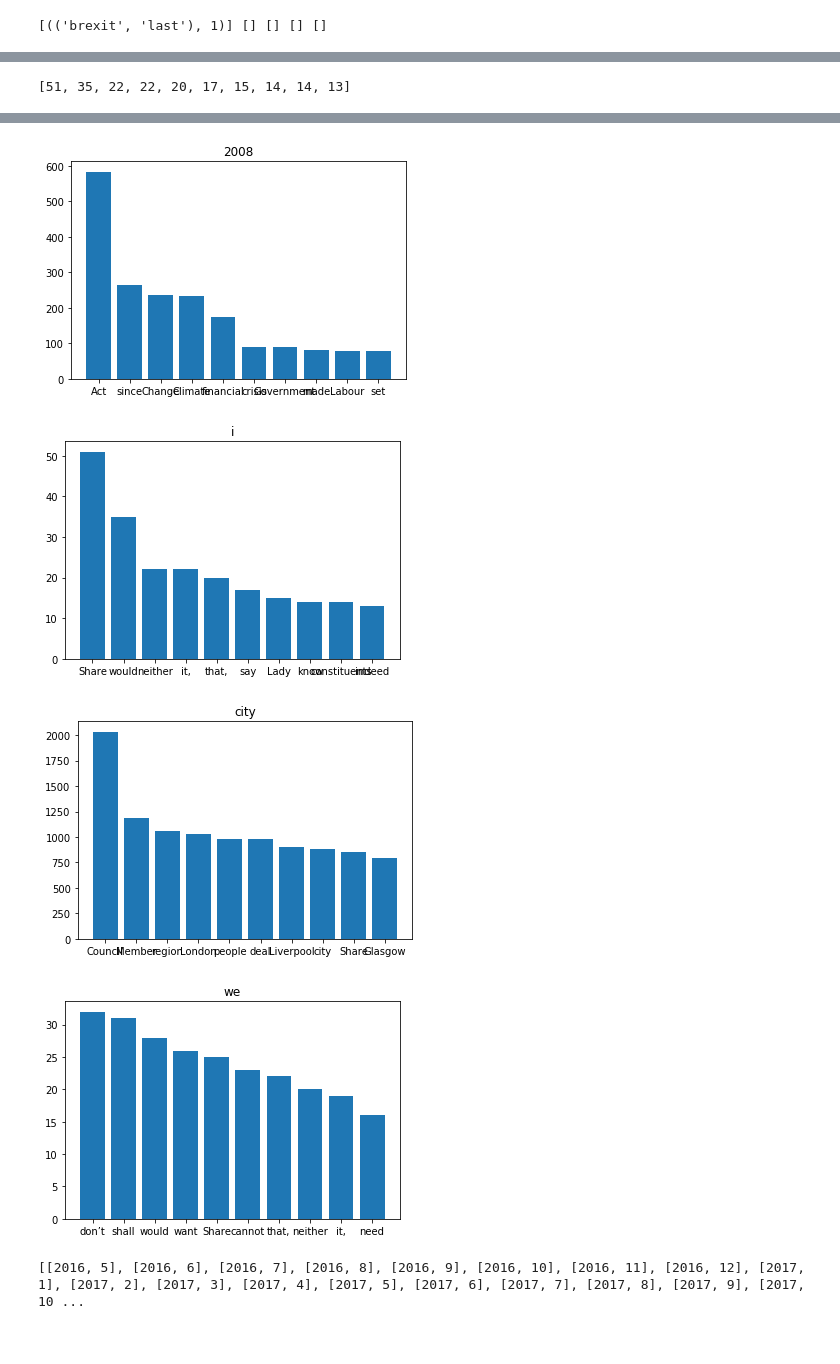
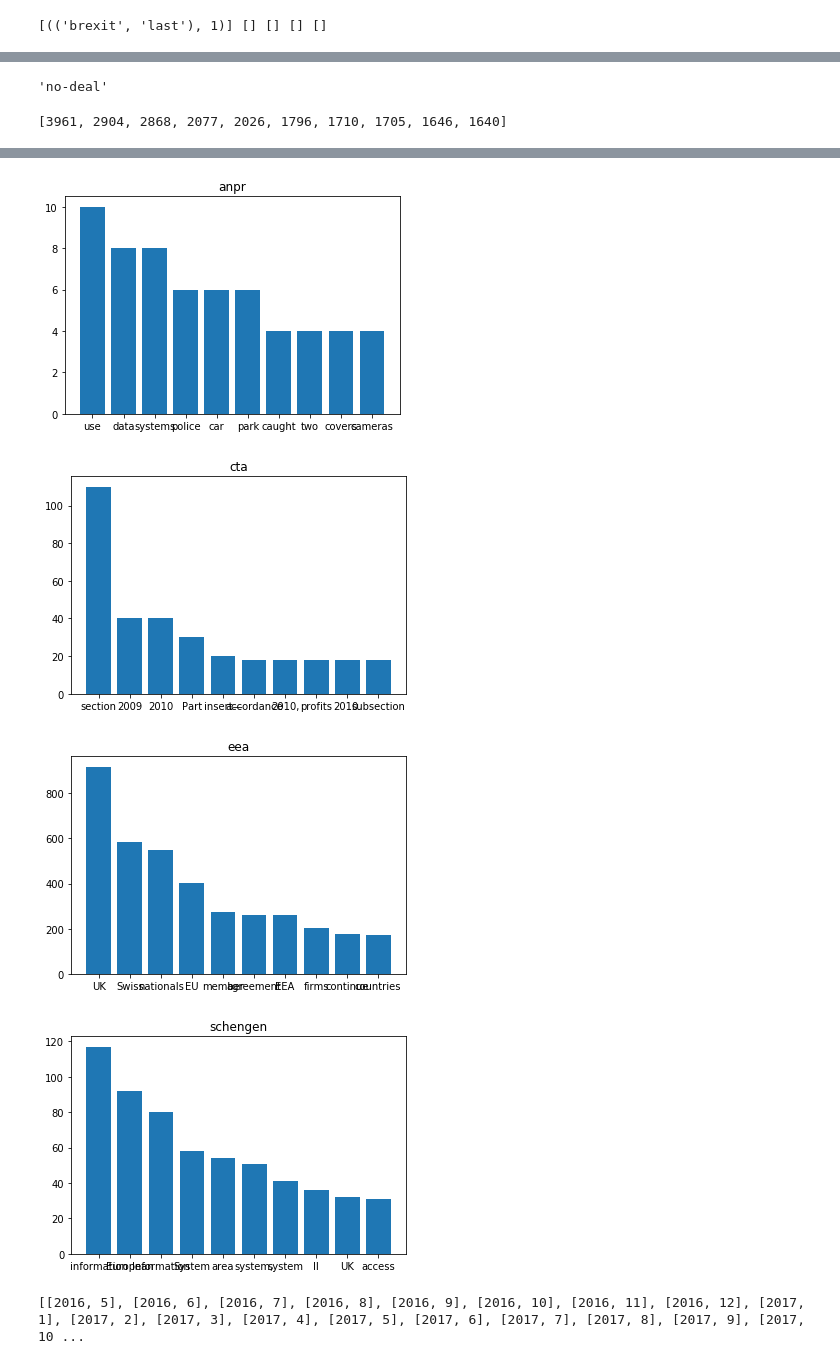
Before and after one commit to TjalieWS/TMCI-Project-Nov-2019, a Jupyter notebook: Context Brexit-related words .ipynb, the cells around one changed output, grey strips where cells are left out. Cells and saved outputs as stored; diff of their text form; code cells hidden in the pictures.

```diff
--- a/Context Brexit-related words .ipynb
+++ b/Context Brexit-related words .ipynb
@@ -86,7 +78,7 @@ sentences[:10]
 # %% [markdown]
 This counts all cooccurances of our top 5 brexit words per file
 # %%
-words = ["brexit", "2008", "i", "city", "we"]
+words = ["brexit", "anpr", "cta", "eea", "schengen"]
 spansize = 5
 cooccsw1 = Counter()
 cooccsw2 = Counter()
@@ -143,9 +168,9 @@ for date in dates:
 # %%
 #puts the top 5 cooccuring words as values to the centre words
-dict={}
+d={}
 
-dict[words[0]]=[x[0][1] for x in cooccsw1.most_common(10)]
-dict[words[1]]=[x[0][1] for x in cooccsw2.most_common(10)]
-dict[words[2]]=[x[0][1] for x in cooccsw3.most_common(10)]
-dict[words[3]]=[x[0][1] for x in cooccsw4.most_common(10)]
-dict[words[4]]=[x[0][1] for x in cooccsw5.most_common(10)]
+d[words[0]]=[x[0][1] for x in cooccsw1.most_common(10)]
+d[words[1]]=[x[0][1] for x in cooccsw2.most_common(10)]
+d[words[2]]=[x[0][1] for x in cooccsw3.most_common(10)]
+d[words[3]]=[x[0][1] for x in cooccsw4.most_common(10)]
+d[words[4]]=[x[0][1] for x in cooccsw5.most_common(10)]
@@ -165,30 +177,34 @@ dict["brexit"]
+# %%
+d["brexit"][0]
+# %% [output]
+'no-deal'
 # %%
-lstw1=[cooccsw1[(words[0], x)] for x in dict[words[0]]]
-lstw2=[cooccsw2[(words[1], x)] for x in dict[words[1]]]
-lstw3=[cooccsw3[(words[2], x)] for x in dict[words[2]]]
-lstw4=[cooccsw4[(words[3], x)] for x in dict[words[3]]]
-lstw5=[cooccsw5[(words[4], x)] for x in dict[words[4]]]
+lstw1=[cooccsw1[(words[0], x)] for x in d[words[0]]]
+lstw2=[cooccsw2[(words[1], x)] for x in d[words[1]]]
+lstw3=[cooccsw3[(words[2], x)] for x in d[words[2]]]
+lstw4=[cooccsw4[(words[3], x)] for x in d[words[3]]]
+lstw5=[cooccsw5[(words[4], x)] for x in d[words[4]]]
 # %%
-print(lstw3)
+print(lstw1)
 # %% [output]
-[51, 35, 22, 22, 20, 17, 15, 14, 14, 13]
+[3961, 2904, 2868, 2077, 2026, 1796, 1710, 1705, 1646, 1640]
 # %%
 import matplotlib.pyplot as plt
 
 v1 = lstw1#list values
-k1 = dict[words[0]]#list keys
+k1 = d[words[0]]#list keys
 
 v2 = lstw2#list values
-k2 = dict[words[1]]#list keys
+k2 = d[words[1]]#list keys
 
 v3 = lstw3#list values
-k3 = dict[words[2]]#list keys
+k3 = d[words[2]]#list keys
 
 v4 = lstw4#list values
-k4 = dict[words[3]]#list keys
+k4 = d[words[3]]#list keys
 
 v5 = lstw5#list values
-k5 = dict[words[4]]#list keys
+k5 = d[words[4]]#list keys
 
 plt.bar(k1, v1)
 plt.title(words[0])
@@ -214,7 +230,7 @@ plt.show()
-[figure, old version]
+[figure, new version]
-[figure, old version]
+[figure, new version]
-[figure, old version]
+[figure, new version]
-[figure, old version]
+[figure, new version]
 # %%
 #now we will plot them over time
 def lstofmonths(start, finish):
```
Also changed, not shown: parts of 23 cells of this notebook.
